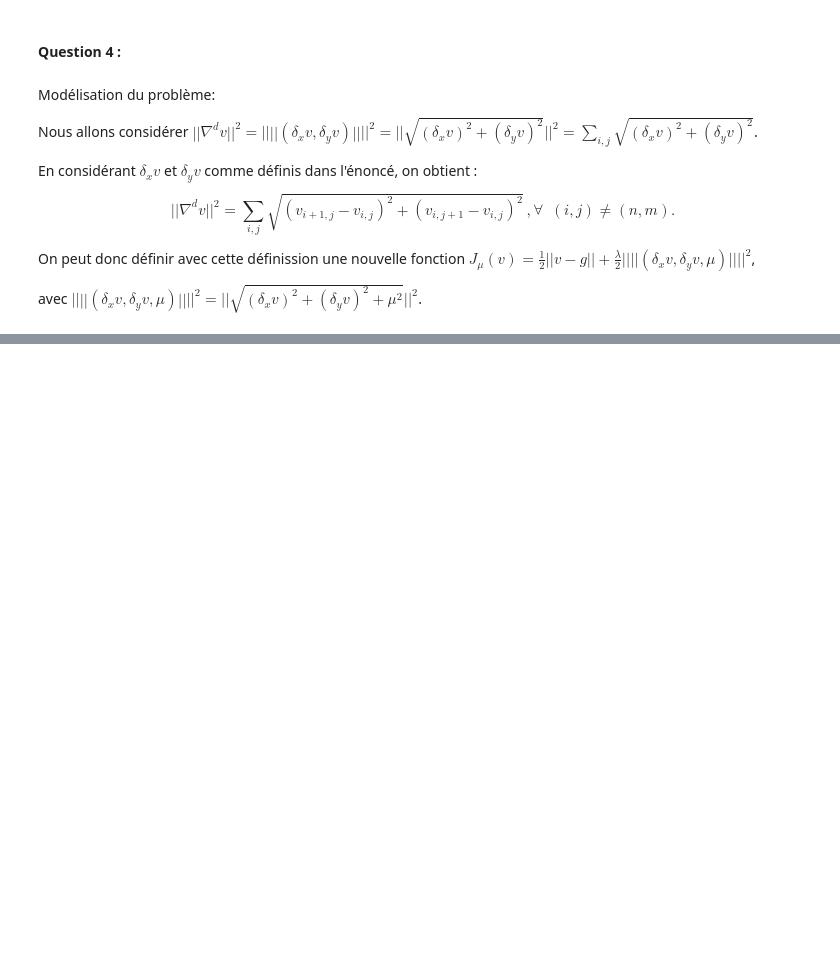
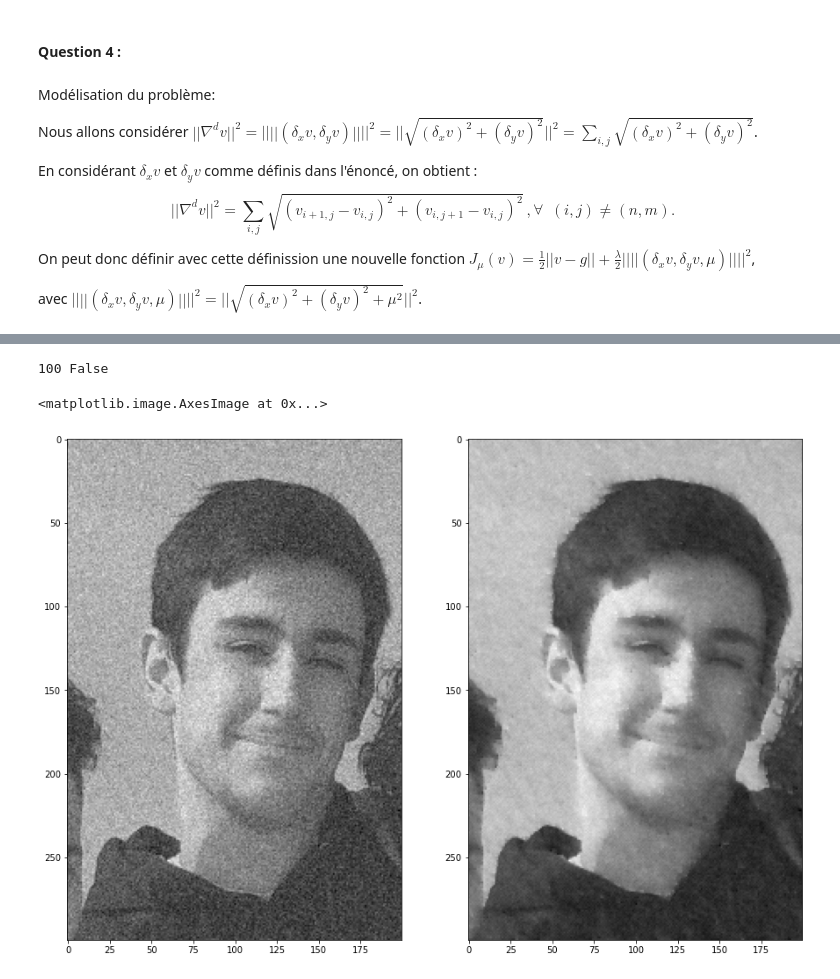
Before and after one commit to emilio-pcrd/Optimisation, a Jupyter notebook: Projet optimisation 2023.ipynb, the cells around one changed output, grey strips where cells are left out. Saved outputs shown, nothing was run; the diff lists cells and outputs as text; code cells hidden in the pictures; blank space fills up the shorter version.

```diff
--- a/Projet optimisation 2023.ipynb
+++ b/Projet optimisation 2023.ipynb
@@ -495,0 +577,9 @@ $$
+# %%
+print(it, cvg)
+fig, (ax1,ax2) = plt.subplots(ncols=2, nrows=1, figsize=(15,15))
+ax1.imshow(g, cmap='gray')
+ax2.imshow(g_new1, cmap='gray')
+# %% [output]
+100 False
+<matplotlib.image.AxesImage at 0x...>
+[figure, added]
```
Also changed, not shown: parts of 12 cells of this notebook.
